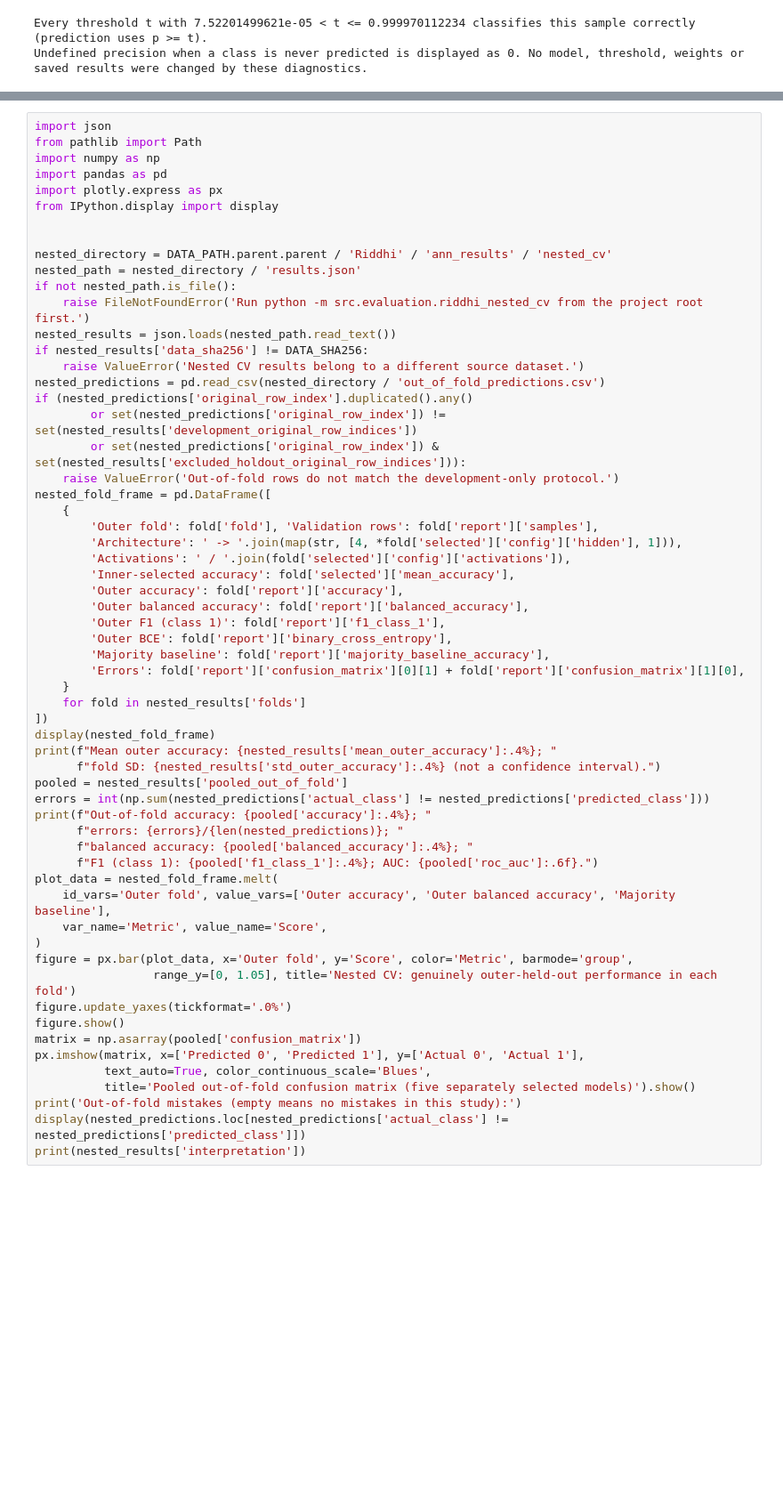
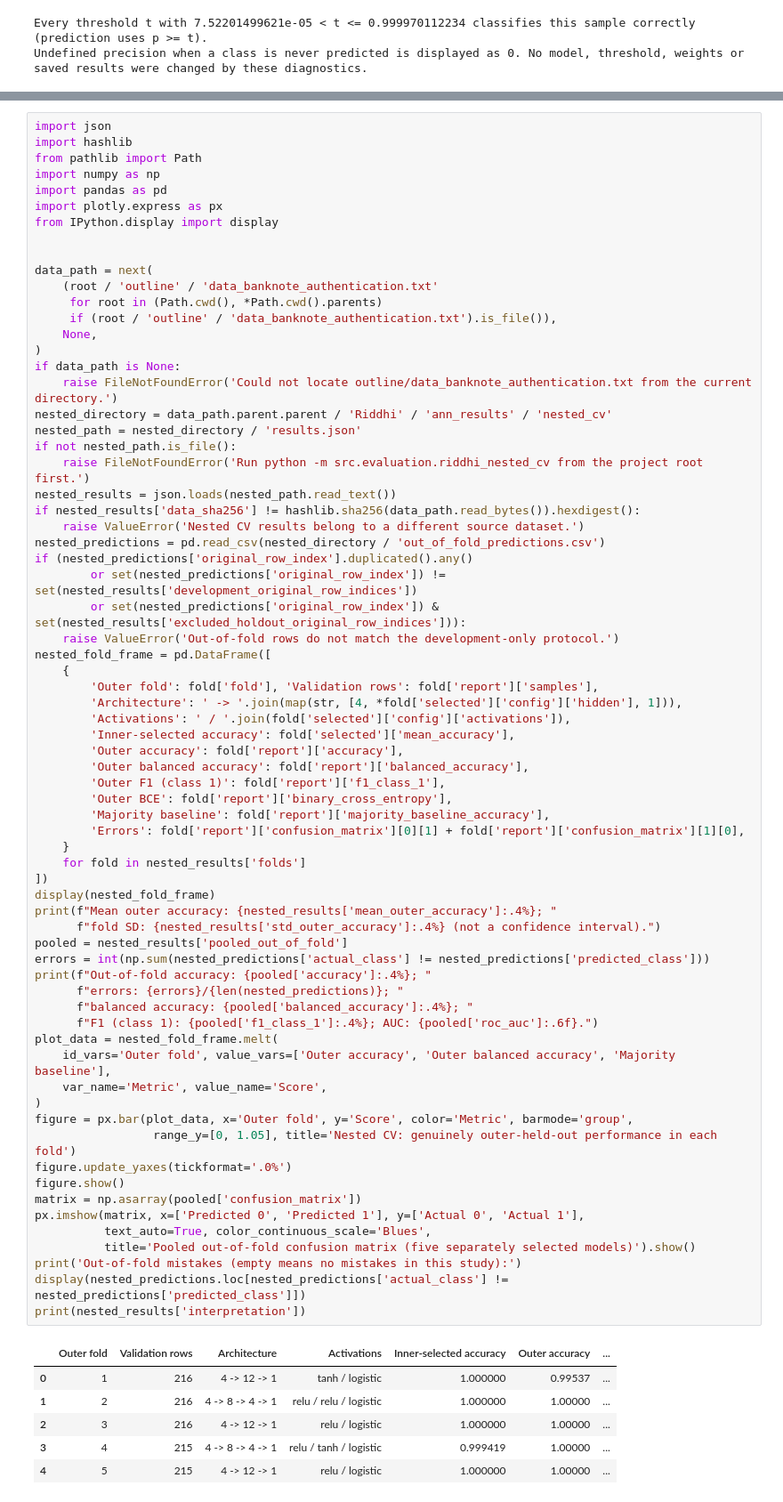
Before and after one commit to Secret-Ambush/Banknote-Authenticity, a Jupyter notebook: Riddhi/Scripts/ann.ipynb, the cells around one changed output, grey strips where cells are left out. Shown at 89% size. Saved outputs shown, nothing was run; the diff lists cells and outputs as text; blank space fills up the shorter version.

```diff
--- a/Riddhi/Scripts/ann.ipynb
+++ b/Riddhi/Scripts/ann.ipynb
@@ -1201,6 +1350,7 @@ This requires **690 inner fits and 15 outer-training restarts**. Run the study o
 Read the saved results below. Fold SD describes variation, **not a confidence interval**. The pooled predictions come from five different selected models, not one fitted ANN. Outer training sets overlap, the dataset/search space have already been explored, and specimen identifiers are unavailable. This is stronger internal validation, not proof of performance on a new banknote source or specimen-independent external data.
 # %%
 import json
+import hashlib
 from pathlib import Path
 import numpy as np
 import pandas as pd
@@ -1208,12 +1358,20 @@ import plotly.express as px
 from IPython.display import display
 
 
-nested_directory = DATA_PATH.parent.parent / 'Riddhi' / 'ann_results' / 'nested_cv'
+data_path = next(
+    (root / 'outline' / 'data_banknote_authentication.txt'
+     for root in (Path.cwd(), *Path.cwd().parents)
+     if (root / 'outline' / 'data_banknote_authentication.txt').is_file()),
+    None,
+)
+if data_path is None:
+    raise FileNotFoundError('Could not locate outline/data_banknote_authentication.txt from the current directory.')
+nested_directory = data_path.parent.parent / 'Riddhi' / 'ann_results' / 'nested_cv'
 nested_path = nested_directory / 'results.json'
 if not nested_path.is_file():
     raise FileNotFoundError('Run python -m src.evaluation.riddhi_nested_cv from the project root first.')
 nested_results = json.loads(nested_path.read_text())
-if nested_results['data_sha256'] != DATA_SHA256:
+if nested_results['data_sha256'] != hashlib.sha256(data_path.read_bytes()).hexdigest():
     raise ValueError('Nested CV results belong to a different source dataset.')
 nested_predictions = pd.read_csv(nested_directory / 'out_of_fold_predictions.csv')
 if (nested_predictions['original_row_index'].duplicated().any()
@@ -1232,30 +1390,37 @@ nested_fold_frame = pd.DataFrame([
         'Outer BCE': fold['report']['binary_cross_entropy'],
         'Majority baseline': fold['report']['majority_baseline_accuracy'],
         'Errors': fold['report']['confusion_matrix'][0][1] + fold['report']['confusion_matrix'][1][0],
     }
     for fold in nested_results['folds']
 ])
 display(nested_fold_frame)
 print(f"Mean outer accuracy: {nested_results['mean_outer_accuracy']:.4%}; "
       f"fold SD: {nested_results['std_outer_accuracy']:.4%} (not a confidence interval).")
 pooled = nested_results['pooled_out_of_fold']
 errors = int(np.sum(nested_predictions['actual_class'] != nested_predictions['predicted_class']))
 print(f"Out-of-fold accuracy: {pooled['accuracy']:.4%}; "
       f"errors: {errors}/{len(nested_predictions)}; "
       f"balanced accuracy: {pooled['balanced_accuracy']:.4%}; "
       f"F1 (class 1): {pooled['f1_class_1']:.4%}; AUC: {pooled['roc_auc']:.6f}.")
 plot_data = nested_fold_frame.melt(
     id_vars='Outer fold', value_vars=['Outer accuracy', 'Outer balanced accuracy', 'Majority baseline'],
     var_name='Metric', value_name='Score',
 )
 figure = px.bar(plot_data, x='Outer fold', y='Score', color='Metric', barmode='group',
                  range_y=[0, 1.05], title='Nested CV: genuinely outer-held-out performance in each fold')
 figure.update_yaxes(tickformat='.0%')
 figure.show()
 matrix = np.asarray(pooled['confusion_matrix'])
 px.imshow(matrix, x=['Predicted 0', 'Predicted 1'], y=['Actual 0', 'Actual 1'],
           text_auto=True, color_continuous_scale='Blues',
           title='Pooled out-of-fold confusion matrix (five separately selected models)').show()
 print('Out-of-fold mistakes (empty means no mistakes in this study):')
 display(nested_predictions.loc[nested_predictions['actual_class'] != nested_predictions['predicted_class']])
 print(nested_results['interpretation'])
+# %% [output]
+|  | Outer fold | Validation rows | Architecture | Activations | Inner-selected accuracy | Outer accuracy | ... |
+| 0 | 1 | 216 | 4 -> 12 -> 1 | tanh / logistic | 1.000000 | 0.99537 | ... |
+| 1 | 2 | 216 | 4 -> 8 -> 4 -> 1 | relu / relu / logistic | 1.000000 | 1.00000 | ... |
+| 2 | 3 | 216 | 4 -> 12 -> 1 | relu / logistic | 1.000000 | 1.00000 | ... |
+| 3 | 4 | 215 | 4 -> 8 -> 4 -> 1 | relu / tanh / logistic | 0.999419 | 1.00000 | ... |
+| 4 | 5 | 215 | 4 -> 12 -> 1 | relu / logistic | 1.000000 | 1.00000 | ... |
```
Also changed, not shown: parts of 9 cells of this notebook, 2 other files.
